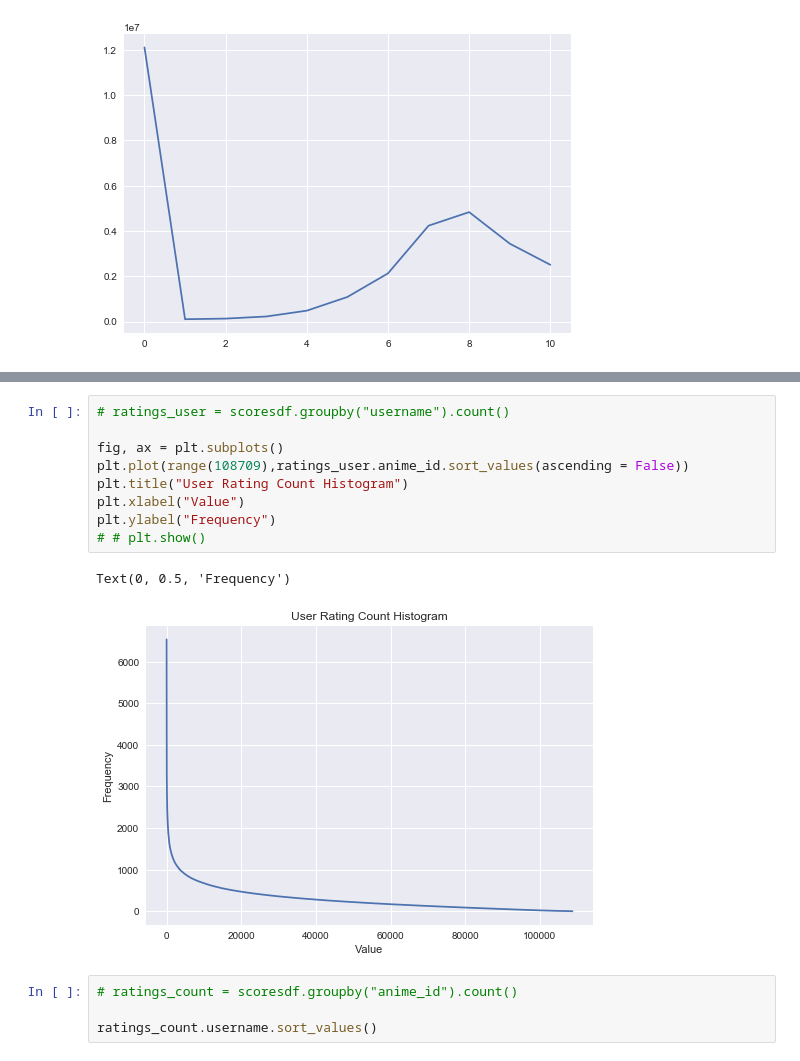
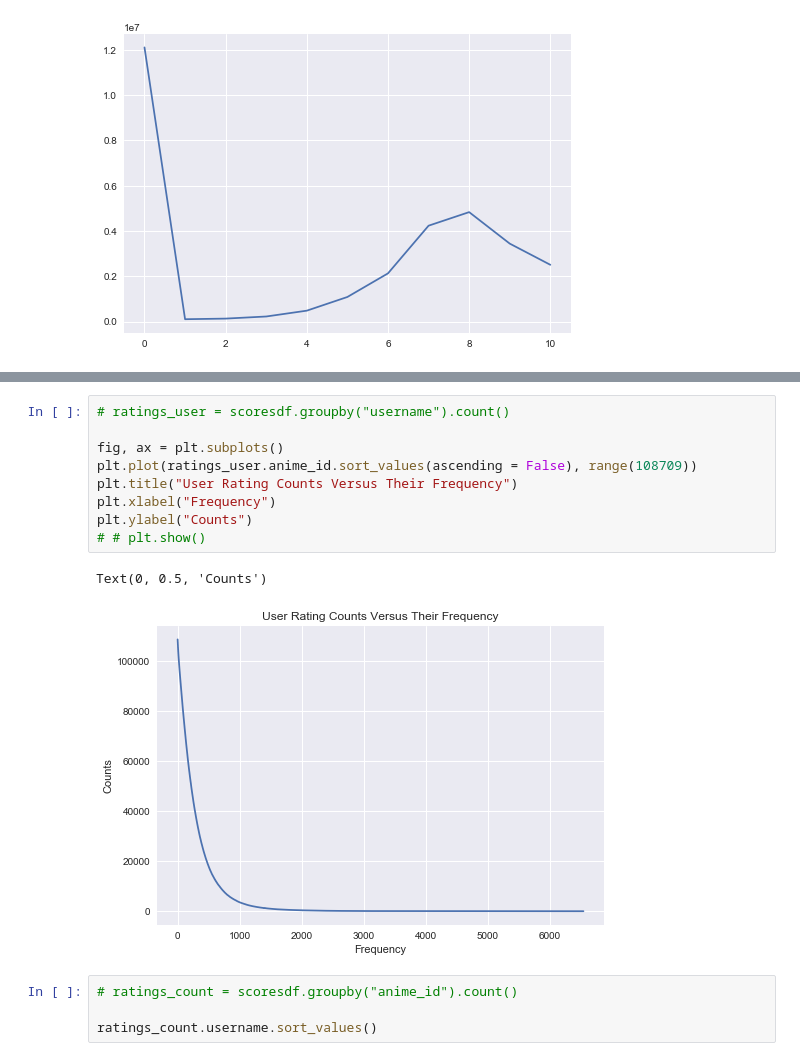
Before and after one commit to Jameshskelton/Anime_Recommender, a Jupyter notebook: myanimelist/EDA-myanimelist.ipynb, the cells around one changed output, grey strips where cells are left out. Cells and saved outputs as stored; diff of their text form.

```diff
--- a/myanimelist/EDA-myanimelist.ipynb
+++ b/myanimelist/EDA-myanimelist.ipynb
@@ -175,15 +206,15 @@ plt.plot(range(0,11),score.username)
 # %%
 # ratings_user = scoresdf.groupby("username").count()
 
 fig, ax = plt.subplots()
-plt.plot(range(108709),ratings_user.anime_id.sort_values(ascending = False))
-plt.title("User Rating Count Histogram")
-plt.xlabel("Value")
-plt.ylabel("Frequency")
+plt.plot(ratings_user.anime_id.sort_values(ascending = False), range(108709))
+plt.title("User Rating Counts Versus Their Frequency")
+plt.xlabel("Frequency")
+plt.ylabel("Counts")
 # # plt.show()
 # %% [output]
-Text(0, 0.5, 'Frequency')
+Text(0, 0.5, 'Counts')
-[figure, old version]
+[figure, new version]
 # %%
 # ratings_count = scoresdf.groupby("anime_id").count()
 
```
Also changed, not shown: parts of 17 cells of this notebook, 1 other file.
